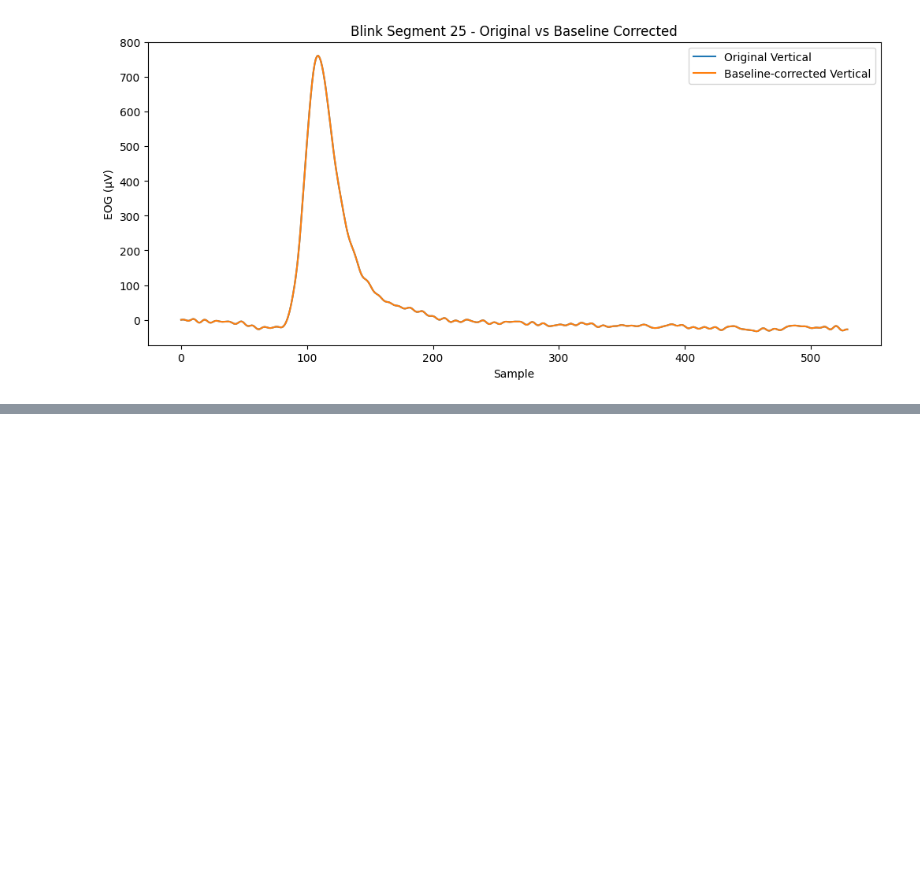
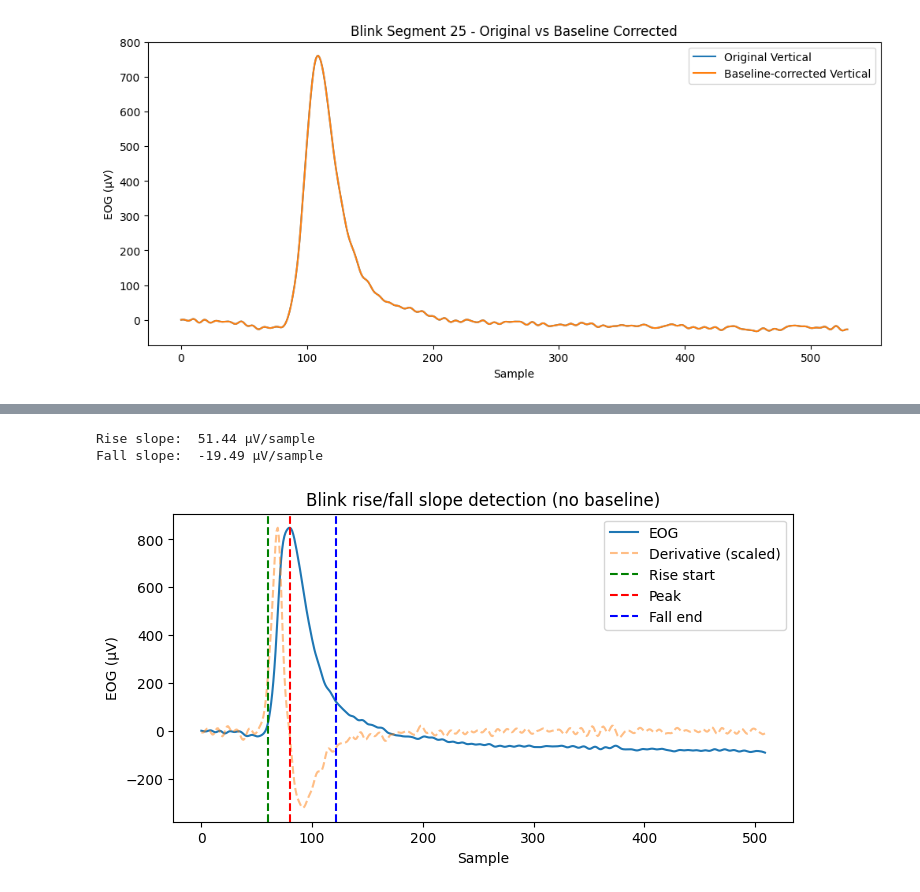
Before and after one commit to GTMRC-Industry/EOG-Software, a Jupyter notebook: EOG_Positional_Regression.ipynb, the cells around one changed output, grey strips where cells are left out. Drawn from its saved outputs; the diff is of its cells as text; code cells hidden in the pictures; blank space fills up the shorter version.

```diff
--- a/EOG_Positional_Regression.ipynb
+++ b/EOG_Positional_Regression.ipynb
@@ -147,13 +118,3 @@ bw_mapping = {
-# %%
-all_segments = []
-for i, entry in fw_mapping.items():
-    seg = entry['segment'].copy()
-    seg['saccade_id'] = i
-    seg['x'] = entry['x']
-    seg['y'] = entry['y']
-    all_segments.append(seg)
-
-df = pd.concat(all_segments, ignore_index=True)
 # %% [markdown]
 ## BASELINE NORMALIZATION
 # %% [markdown]
@@ -643,0 +437,44 @@ Blink
+# %%
+blink_test = blinks_norm_p1[1]
+grad = np.gradient(blink_test)
+grad_smooth = np.convolve(grad, np.ones(5)/5, mode='same')
+# Find main peak
+peak_idx = np.argmax(blink_test)
+
+# Use derivative thresholds relative to signal
+thr_up = 0.2 * np.max(grad_smooth)   # 20% of max rise slope
+thr_down = 0.2 * np.min(grad_smooth) # 20% of max fall slope
+
+# Find upward start: where derivative first exceeds thr_up
+rise_candidates = np.where(grad_smooth[:peak_idx] > thr_up)[0]
+rise_start = rise_candidates[0] if len(rise_candidates) else 0
+
+# Find downward end: where derivative last goes below thr_down
+fall_candidates = np.where(grad_smooth[peak_idx:] < thr_down)[0]
+fall_end = peak_idx + fall_candidates[-1] if len(fall_candidates) else len(blink_test) - 1
+
+# Compute slopes via linear fit
+rise_slope = np.polyfit(np.arange(rise_start, peak_idx),
+                        blink_test[rise_start:peak_idx], 1)[0]
+fall_slope = np.polyfit(np.arange(peak_idx, fall_end),
+                        blink_test[peak_idx:fall_end], 1)[0]
+
+print(f"Rise slope:  {rise_slope:.2f} µV/sample")
+print(f"Fall slope:  {fall_slope:.2f} µV/sample")
+
+# Visualize
+plt.figure(figsize=(8,4))
+plt.plot(blink_test, label='EOG')
+plt.plot(grad_smooth * (np.max(blink_test)/np.max(grad_smooth)), '--', alpha=0.5, label='Derivative (scaled)')
+plt.axvline(rise_start, color='g', linestyle='--', label='Rise start')
+plt.axvline(peak_idx, color='r', linestyle='--', label='Peak')
+plt.axvline(fall_end, color='b', linestyle='--', label='Fall end')
+plt.title("Blink rise/fall slope detection (no baseline)")
+plt.legend()
+plt.xlabel("Sample")
+plt.ylabel("EOG (µV)")
+plt.show()
+# %% [output]
+Rise slope:  51.44 µV/sample
+Fall slope:  -19.49 µV/sample
+[figure, added]
```
Also changed, not shown: parts of 33 cells of this notebook, 23 other files.
